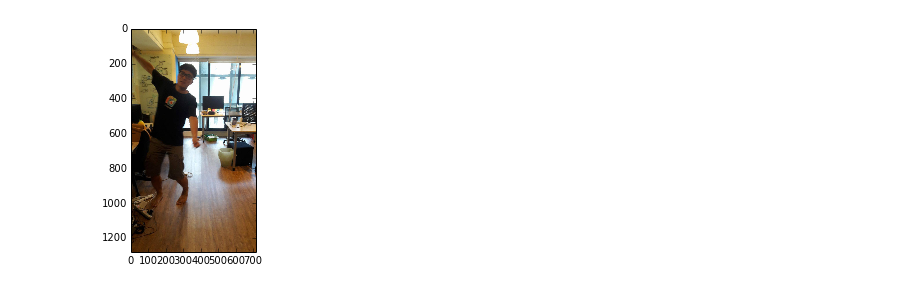
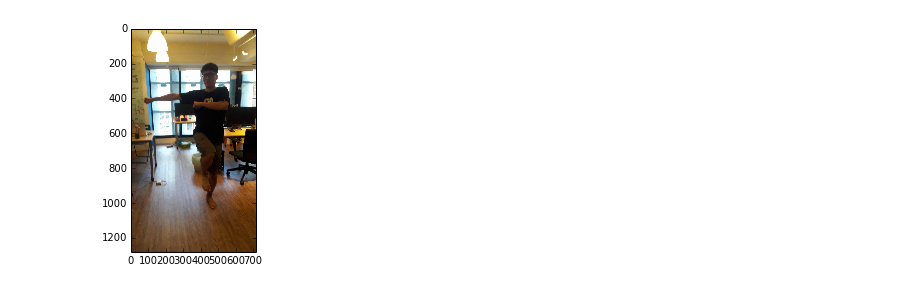
Before and after one commit to w102060018w/Nature-Cut-Out, a Jupyter notebook: testing/python/Demo_clean_version.ipynb, the cells around one changed output. Saved outputs shown, nothing was run; the diff lists cells and outputs as text; code cells hidden in the pictures.

```diff
--- a/testing/python/Demo_clean_version.ipynb
+++ b/testing/python/Demo_clean_version.ipynb
@@ -23,14 +29,15 @@ from Alpha_shape import alpha_shape
 # %%
-file_id = 'wani17'
+Overall_start_time = time.time()
+file_id = 'wani12'
 SubdirName = 'wani'
 test_image = '../../Demo_Nature_Cut_out/'+SubdirName+'/'+file_id+'.jpg'
-# test_image = '../../input/testImg15.jpg'
+# test_image = '../../input/testImg27.jpg'
 
 oriImg = cv.imread(test_image) # B,G,R order
 # oriImg = cv.resize(oriImg,None,fx=0.2, fy=0.2, interpolation = cv.INTER_CUBIC)  # resize image to reduce computation cost
 f = plt.imshow(oriImg[:,:,[2,1,0]]) # reorder it before displaying
 # %% [output]
-[figure, old version]
+[figure, new version]
 # %%
 start_time = time.time()
 param, model = config_reader()
```
Also changed, not shown: parts of 6 cells of this notebook, 3 other files.
